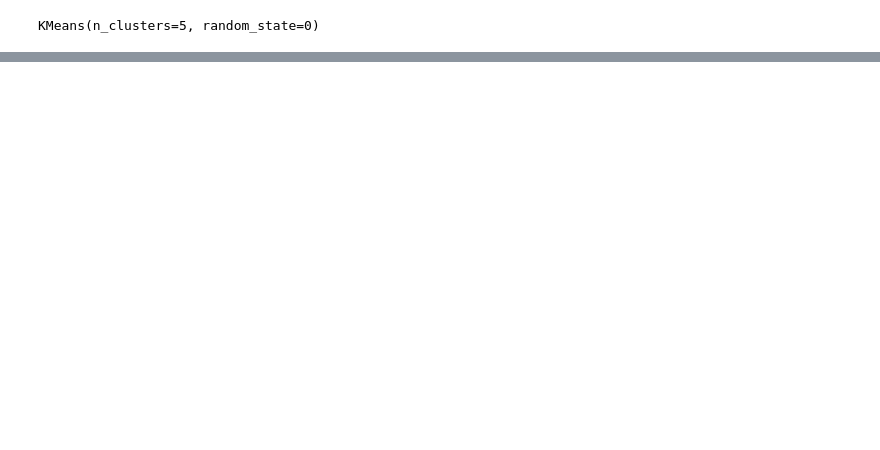
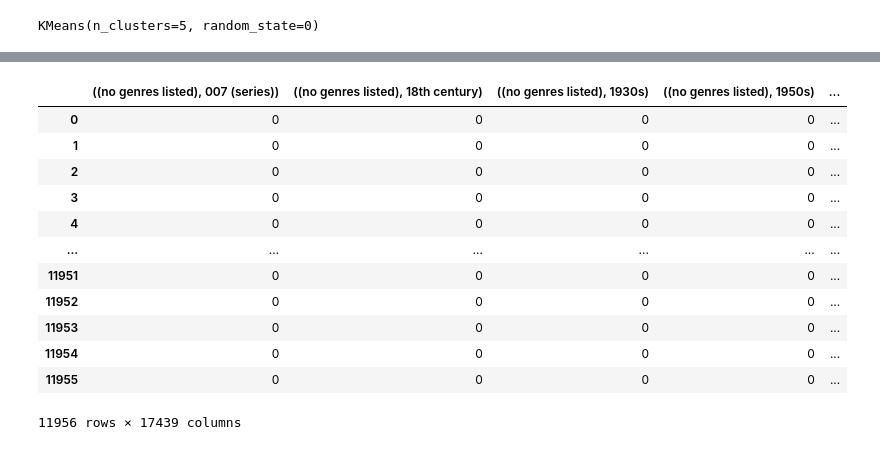
Before and after one commit to BartBachrach/Yellow_Project, a Jupyter notebook: ML_Prototype.ipynb, the cells around one changed output, grey strips where cells are left out. Saved outputs shown, nothing was run; the diff lists cells and outputs as text; code cells hidden in the pictures; blank space fills up the shorter version.

```diff
--- a/ML_Prototype.ipynb
+++ b/ML_Prototype.ipynb
@@ -482,0 +526,18 @@ print(predictions)
+# %%
+filtered_table_df = pd.merge(table_df, filtered_to_merge, on='title')
+filtered_table_df.drop(['title', 'tag', 'imdbId', 'tmdbId', 'relevance', 'year'], axis=1, inplace=True)
+filtered_table_df
+# %% [output]
+|  | ((no genres listed), 007 (series)) | ((no genres listed), 18th century) | ((no genres listed), 1930s) | ((no genres listed), 1950s) | ... |
+| 0 | 0 | 0 | 0 | 0 | ... |
+| 1 | 0 | 0 | 0 | 0 | ... |
+| 2 | 0 | 0 | 0 | 0 | ... |
+| 3 | 0 | 0 | 0 | 0 | ... |
+| 4 | 0 | 0 | 0 | 0 | ... |
+| ... | ... | ... | ... | ... | ... |
+| 11951 | 0 | 0 | 0 | 0 | ... |
+| 11952 | 0 | 0 | 0 | 0 | ... |
+| 11953 | 0 | 0 | 0 | 0 | ... |
+| 11954 | 0 | 0 | 0 | 0 | ... |
+| 11955 | 0 | 0 | 0 | 0 | ... |
+11956 rows × 17439 columns
```
Also changed, not shown: parts of 8 cells of this notebook.
